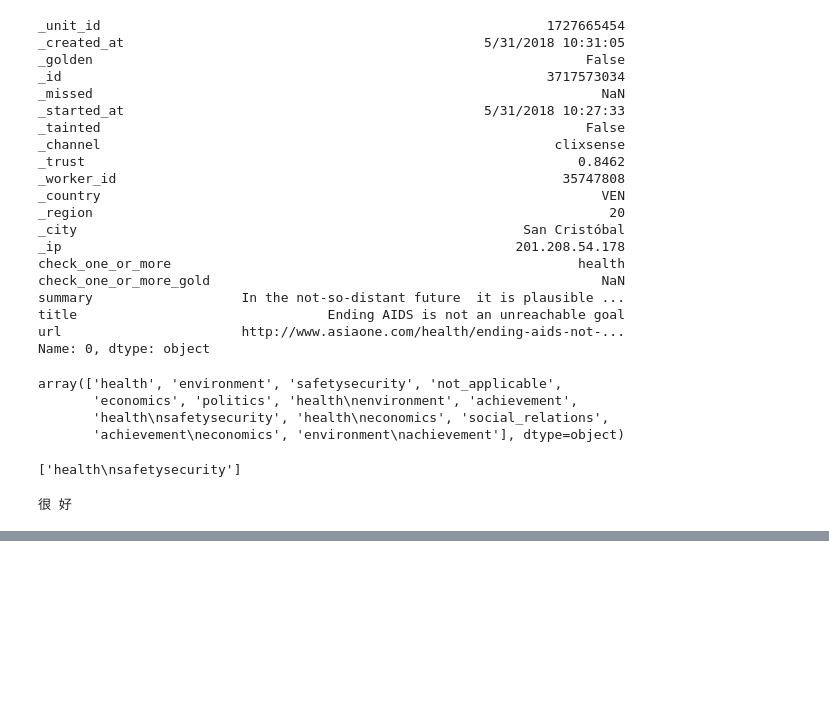
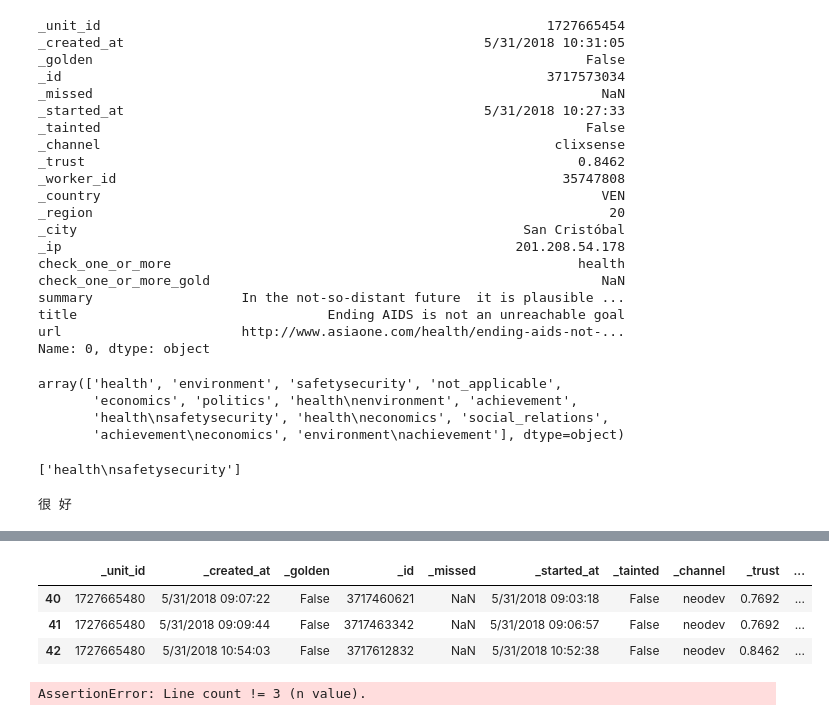
Before and after one commit to mannuscript/micromort, a Jupyter notebook: micromort/analysis/figure 8 - crowd sourcing analysis.ipynb, the cells around one changed output, grey strips where cells are left out. Drawn from its saved outputs; the diff is of its cells as text; code cells hidden in the pictures; blank space fills up the shorter version.

```diff
--- a/micromort/analysis/figure 8 - crowd sourcing analysis.ipynb
+++ b/micromort/analysis/figure 8 - crowd sourcing analysis.ipynb
@@ -244,0 +302,11 @@ for ky in _d.keys():
+# %%
+labelled_data[labelled_data.url == "http://www.asiaone.com/health/cooler-weather-could-cause-risk-weaker-blood-flow-doctors"]
+# %% [output]
+|  | _unit_id | _created_at | _golden | _id | _missed | _started_at | _tainted | _channel | _trust | ... |
+| 40 | 1727665480 | 5/31/2018 09:07:22 | False | 3717460621 | NaN | 5/31/2018 09:03:18 | False | neodev | 0.7692 | ... |
+| 41 | 1727665480 | 5/31/2018 09:09:44 | False | 3717463342 | NaN | 5/31/2018 09:06:57 | False | neodev | 0.7692 | ... |
+| 42 | 1727665480 | 5/31/2018 10:54:03 | False | 3717612832 | NaN | 5/31/2018 10:52:38 | False | neodev | 0.8462 | ... |
+# %%
+computeKappa(mat)
+# %% [output]
+AssertionError: Line count != 3 (n value).
```
Also changed, not shown: parts of 11 cells of this notebook, 1 other file.
